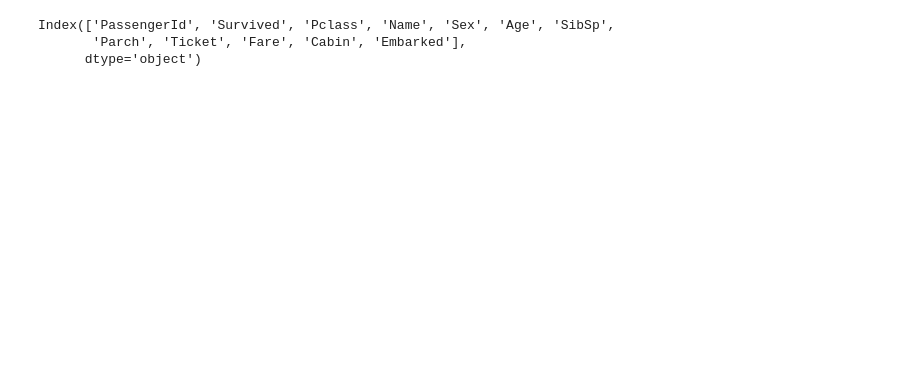
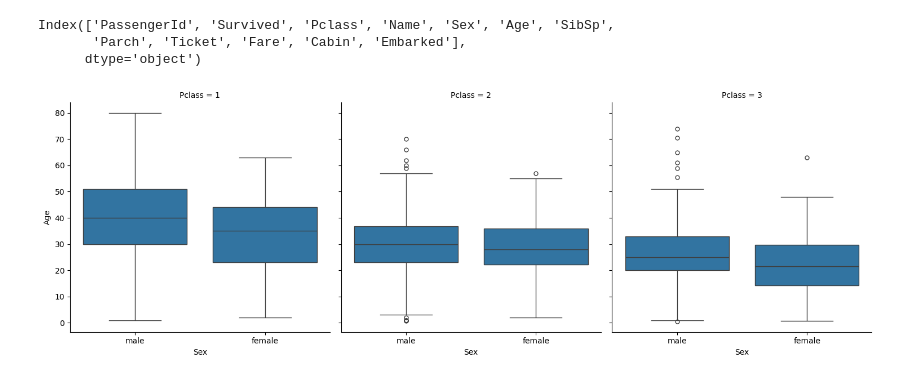
Before and after one commit to aleks-haksly/Postypashka, a Jupyter notebook: DA/01_Seminar/practice.ipynb.ipynb, the cells around one changed output. Cells and saved outputs as stored; diff of their text form; code cells hidden in the pictures; blank space fills up the shorter version.

```diff
--- a/DA/01_Seminar/practice.ipynb.ipynb
+++ b/DA/01_Seminar/practice.ipynb.ipynb
@@ -19,3 +25,7 @@ X = data[['Pclass', 'Sex', 'Age', 'SibSp', 'Parch', 'Fare']]
 y = data['Survived']
 # %%
 X_train, X_test, y_train, y_test = train_test_split(X, y, test_size=0.3, random_state=42)
+# %%
+sns.catplot(data=data, y='Age', x='Sex', kind='box', col='Pclass');
+# %% [output]
+[figure, added]
```
Also changed, not shown: parts of 4 cells of this notebook.
